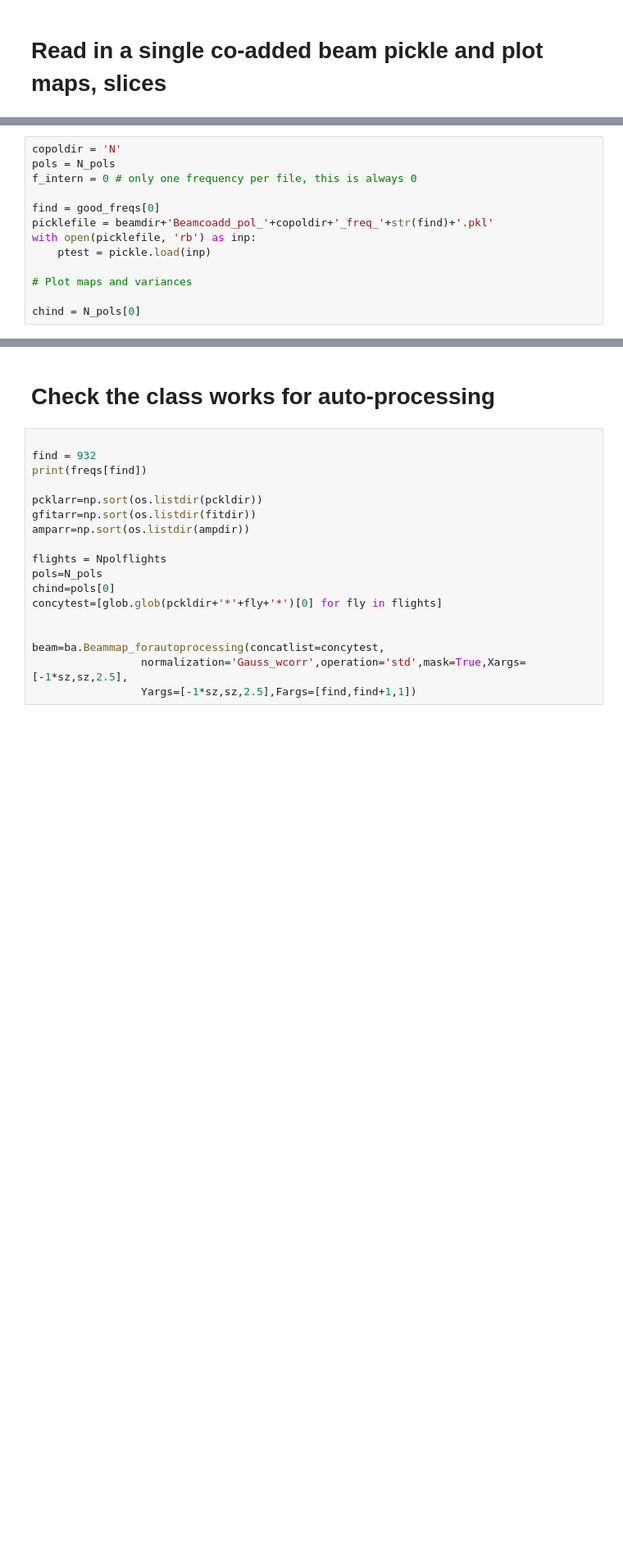
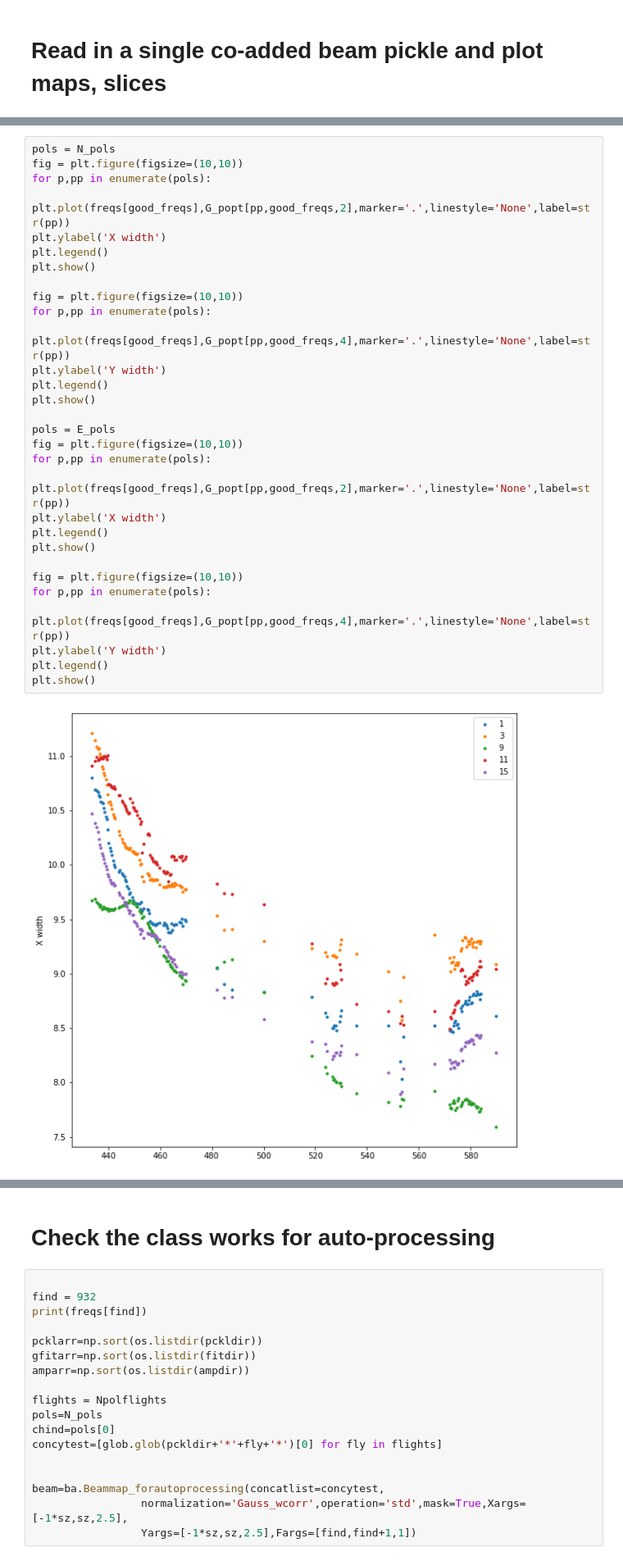
Before and after one commit to WrightLaboratory/newburghlabdrone, a Jupyter notebook: analysis/LBN_BeamClassAutofreq.ipynb, the cells around one changed output, grey strips where cells are left out. Shown at 82% size. Drawn from its saved outputs; the diff is of its cells as text; blank space fills up the shorter version.

```diff
--- a/analysis/LBN_BeamClassAutofreq.ipynb
+++ b/analysis/LBN_BeamClassAutofreq.ipynb
@@ -316,13 +249,0 @@ plt.show()
-# %%
-copoldir = 'N'
-pols = N_pols
-f_intern = 0 # only one frequency per file, this is always 0
-
-find = good_freqs[0]
-picklefile = beamdir+'Beamcoadd_pol_'+copoldir+'_freq_'+str(find)+'.pkl'
-with open(picklefile, 'rb') as inp:
-    ptest = pickle.load(inp)
-
-# Plot maps and variances
-
-chind = N_pols[0]
@@ -358,0 +300,32 @@ for chind in pols:
+# %%
+pols = N_pols
+fig = plt.figure(figsize=(10,10))
+for p,pp in enumerate(pols):
+    plt.plot(freqs[good_freqs],G_popt[pp,good_freqs,2],marker='.',linestyle='None',label=str(pp))
+plt.ylabel('X width')
+plt.legend()
+plt.show()
+
+fig = plt.figure(figsize=(10,10))
+for p,pp in enumerate(pols):
+    plt.plot(freqs[good_freqs],G_popt[pp,good_freqs,4],marker='.',linestyle='None',label=str(pp))
+plt.ylabel('Y width')
+plt.legend()
+plt.show()
+
+pols = E_pols
+fig = plt.figure(figsize=(10,10))
+for p,pp in enumerate(pols):
+    plt.plot(freqs[good_freqs],G_popt[pp,good_freqs,2],marker='.',linestyle='None',label=str(pp))
+plt.ylabel('X width')
+plt.legend()
+plt.show()
+
+fig = plt.figure(figsize=(10,10))
+for p,pp in enumerate(pols):
+    plt.plot(freqs[good_freqs],G_popt[pp,good_freqs,4],marker='.',linestyle='None',label=str(pp))
+plt.ylabel('Y width')
+plt.legend()
+plt.show()
+# %% [output]
+[figure, added]
```
Also changed, not shown: parts of 19 cells of this notebook.
